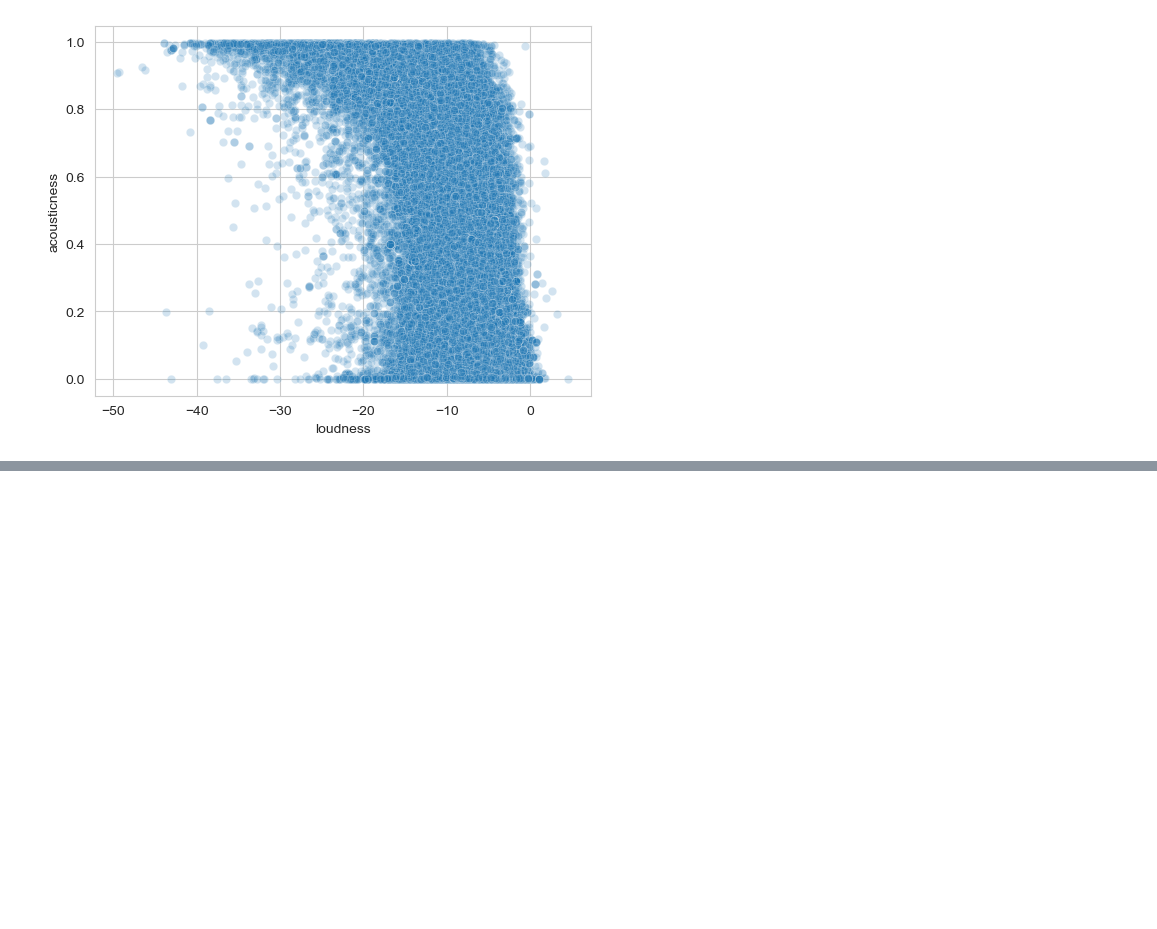
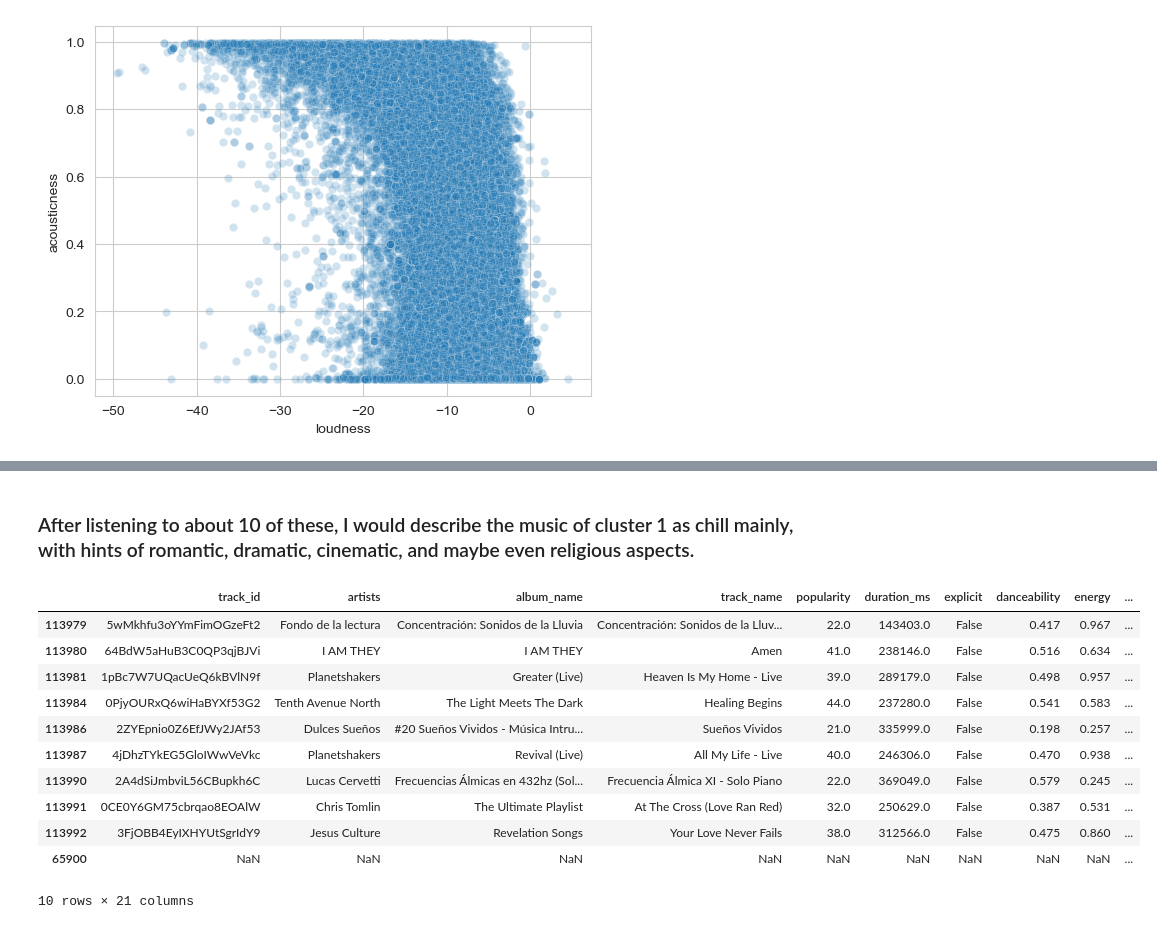
Before and after one commit to sahilalamgir/playlist-generator, a Jupyter notebook: main.ipynb, the cells around one changed output, grey strips where cells are left out. Saved outputs shown, nothing was run; the diff lists cells and outputs as text; code cells hidden in the pictures; blank space fills up the shorter version.

```diff
--- a/main.ipynb
+++ b/main.ipynb
@@ -202,0 +312,17 @@ sns.scatterplot(data=df, x="loudness", y="acousticness", alpha=0.2)
+# %% [markdown]
+### After listening to about 10 of these, I would describe the music of cluster 1 as chill mainly, with hints of romantic, dramatic, cinematic, and maybe even religious aspects.
+# %%
+new_df[new_df["cluster"] == 2].tail(10)
+# %% [output]
+|  | track_id | artists | album_name | track_name | popularity | duration_ms | explicit | danceability | energy | ... |
+| 113979 | 5wMkhfu3oYYmFimOGzeFt2 | Fondo de la lectura | Concentración: Sonidos de la Lluvia | Concentración: Sonidos de la Lluv... | 22.0 | 143403.0 | False | 0.417 | 0.967 | ... |
+| 113980 | 64BdW5aHuB3C0QP3qjBJVi | I AM THEY | I AM THEY | Amen | 41.0 | 238146.0 | False | 0.516 | 0.634 | ... |
+| 113981 | 1pBc7W7UQacUeQ6kBVlN9f | Planetshakers | Greater (Live) | Heaven Is My Home - Live | 39.0 | 289179.0 | False | 0.498 | 0.957 | ... |
+| 113984 | 0PjyOURxQ6wiHaBYXf53G2 | Tenth Avenue North | The Light Meets The Dark | Healing Begins | 44.0 | 237280.0 | False | 0.541 | 0.583 | ... |
+| 113986 | 2ZYEpnio0Z6EfJWy2JAf53 | Dulces Sueños | #20 Sueños Vividos - Música Intru... | Sueños Vividos | 21.0 | 335999.0 | False | 0.198 | 0.257 | ... |
+| 113987 | 4jDhzTYkEG5GloIWwVeVkc | Planetshakers | Revival (Live) | All My Life - Live | 40.0 | 246306.0 | False | 0.470 | 0.938 | ... |
+| 113990 | 2A4dSiJmbviL56CBupkh6C | Lucas Cervetti | Frecuencias Álmicas en 432hz (Sol... | Frecuencia Álmica XI - Solo Piano | 22.0 | 369049.0 | False | 0.579 | 0.245 | ... |
+| 113991 | 0CE0Y6GM75cbrqao8EOAlW | Chris Tomlin | The Ultimate Playlist | At The Cross (Love Ran Red) | 32.0 | 250629.0 | False | 0.387 | 0.531 | ... |
+| 113992 | 3FjOBB4EyIXHYUtSgrIdY9 | Jesus Culture | Revelation Songs | Your Love Never Fails | 38.0 | 312566.0 | False | 0.475 | 0.860 | ... |
+| 65900 | NaN | NaN | NaN | NaN | NaN | NaN | NaN | NaN | NaN | ... |
+10 rows × 21 columns
```
Also changed, not shown: parts of 21 cells of this notebook.
